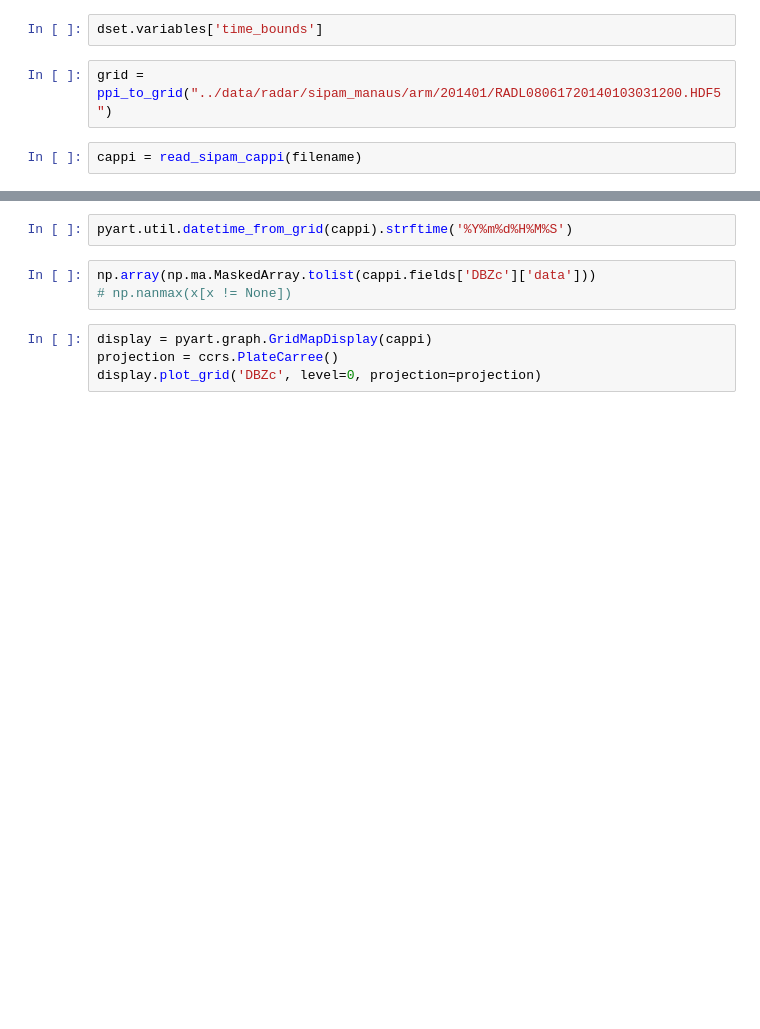
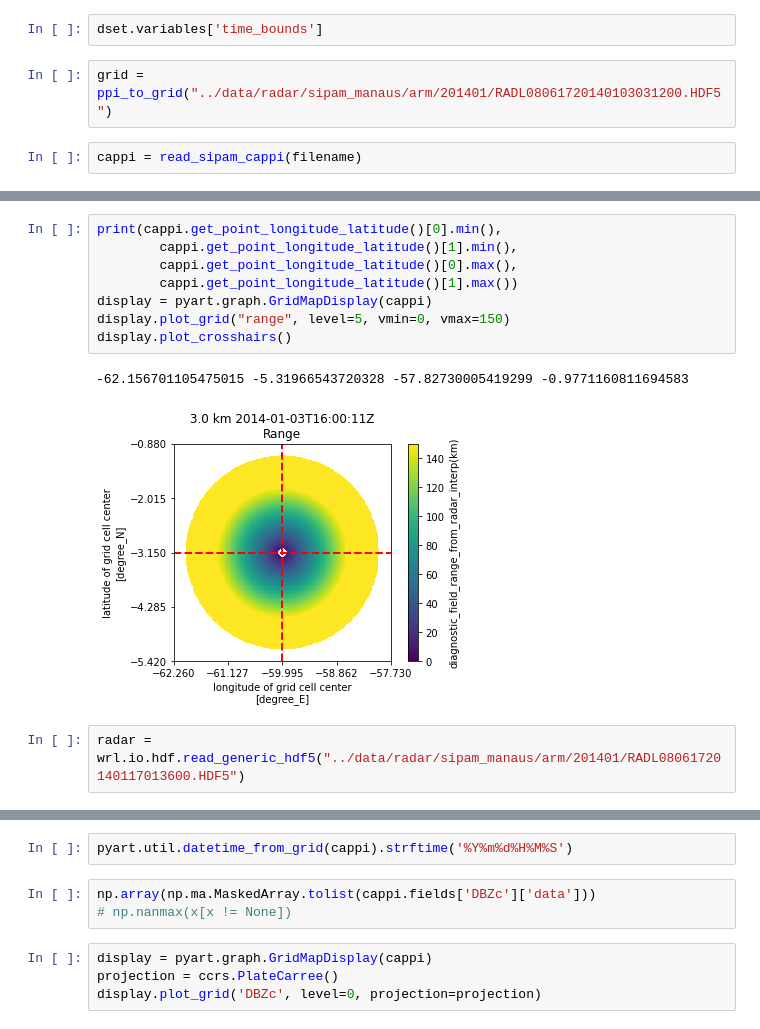
Before and after one commit to cclopes/amazon-storms-aerosols, a Jupyter notebook: radar_processing/test_cappis.ipynb, the cells around one changed output, grey strips where cells are left out. Cells and saved outputs as stored; diff of their text form; blank space fills up the shorter version.

```diff
--- a/radar_processing/test_cappis.ipynb
+++ b/radar_processing/test_cappis.ipynb
@@ -48,0 +94,13 @@ str(cappi.z['data']/1000)
+# %%
+print(cappi.get_point_longitude_latitude()[0].min(),
+        cappi.get_point_longitude_latitude()[1].min(),
+        cappi.get_point_longitude_latitude()[0].max(),
+        cappi.get_point_longitude_latitude()[1].max())
+display = pyart.graph.GridMapDisplay(cappi)
+display.plot_grid("range", level=5, vmin=0, vmax=150)
+display.plot_crosshairs()
+# %% [output]
+-62.156701105475015 -5.31966543720328 -57.82730005419299 -0.9771160811694583
+[figure, added]
+# %%
+radar = wrl.io.hdf.read_generic_hdf5("../data/radar/sipam_manaus/arm/201401/RADL08061720140117013600.HDF5")
```
Also changed, not shown: parts of 13 cells of this notebook, 4 other files.
